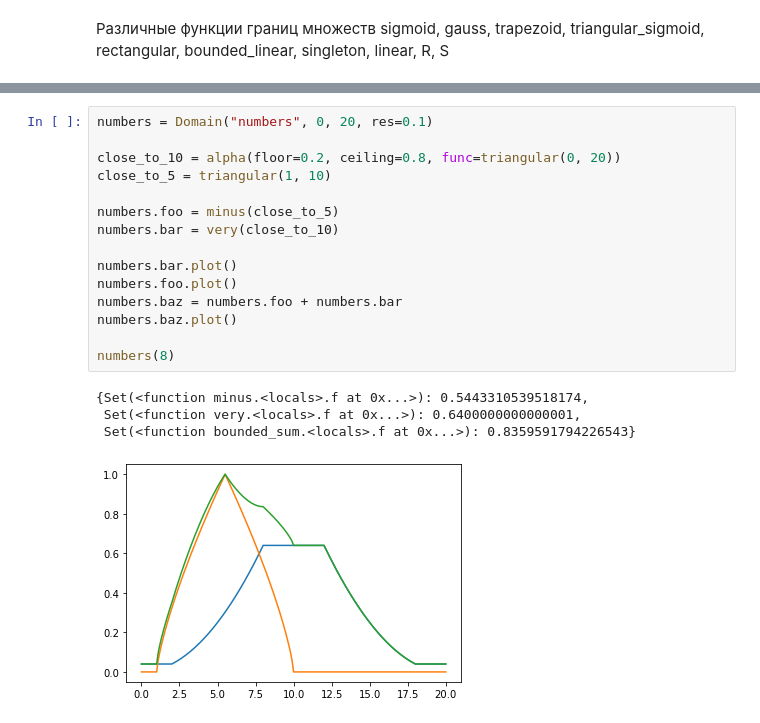
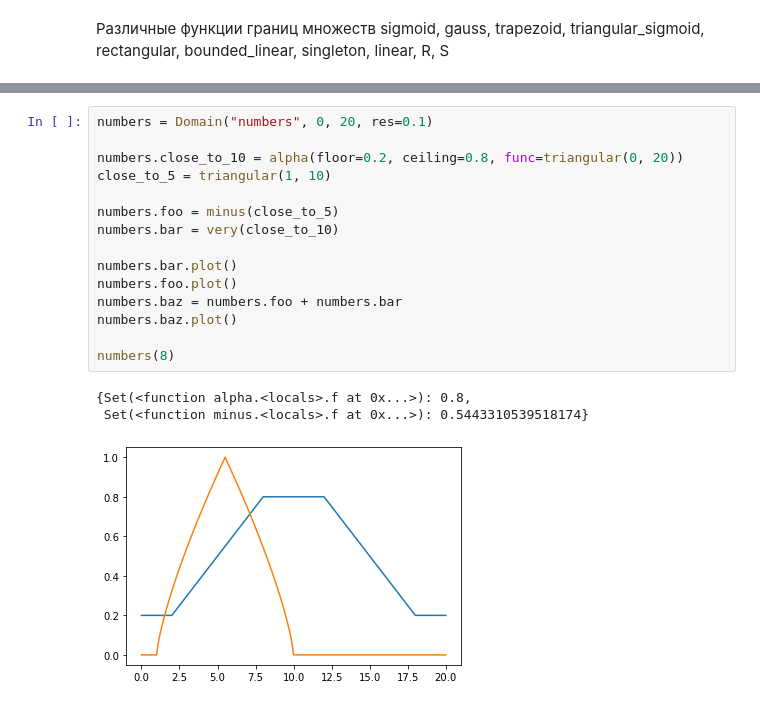
Before and after one commit to Genia163/AI-system, a Jupyter notebook: Fuzzlogic.ipynb, the cells around one changed output, grey strips where cells are left out. Drawn from its saved outputs; the diff is of its cells as text.

```diff
--- a/Fuzzlogic.ipynb
+++ b/Fuzzlogic.ipynb
@@ -62,20 +109,19 @@ TypeError: float() argument must be a string or a number, not 'Set'
 # %%
 numbers = Domain("numbers", 0, 20, res=0.1)
 
-close_to_10 = alpha(floor=0.2, ceiling=0.8, func=triangular(0, 20))
+numbers.close_to_10 = alpha(floor=0.2, ceiling=0.8, func=triangular(0, 20))
 close_to_5 = triangular(1, 10)
 
 numbers.foo = minus(close_to_5)
 numbers.bar = very(close_to_10)
 
 numbers.bar.plot()
 numbers.foo.plot()
 numbers.baz = numbers.foo + numbers.bar
 numbers.baz.plot()
 
 numbers(8)
 # %% [output]
-{Set(<function minus.<locals>.f at 0x...>): 0.5443310539518174,
- Set(<function very.<locals>.f at 0x...>): 0.6400000000000001,
- Set(<function bounded_sum.<locals>.f at 0x...>): 0.8359591794226543}
+{Set(<function alpha.<locals>.f at 0x...>): 0.8,
+ Set(<function minus.<locals>.f at 0x...>): 0.5443310539518174}
-[figure, old version]
+[figure, new version]
```
Also changed, not shown: parts of 11 cells of this notebook.
